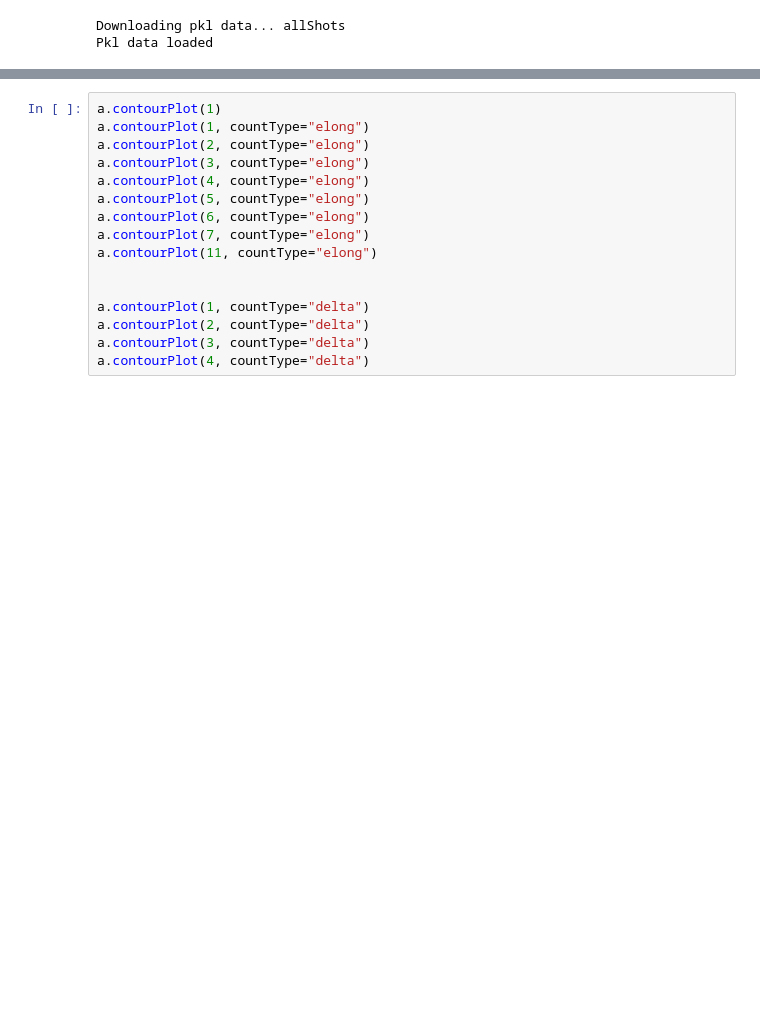
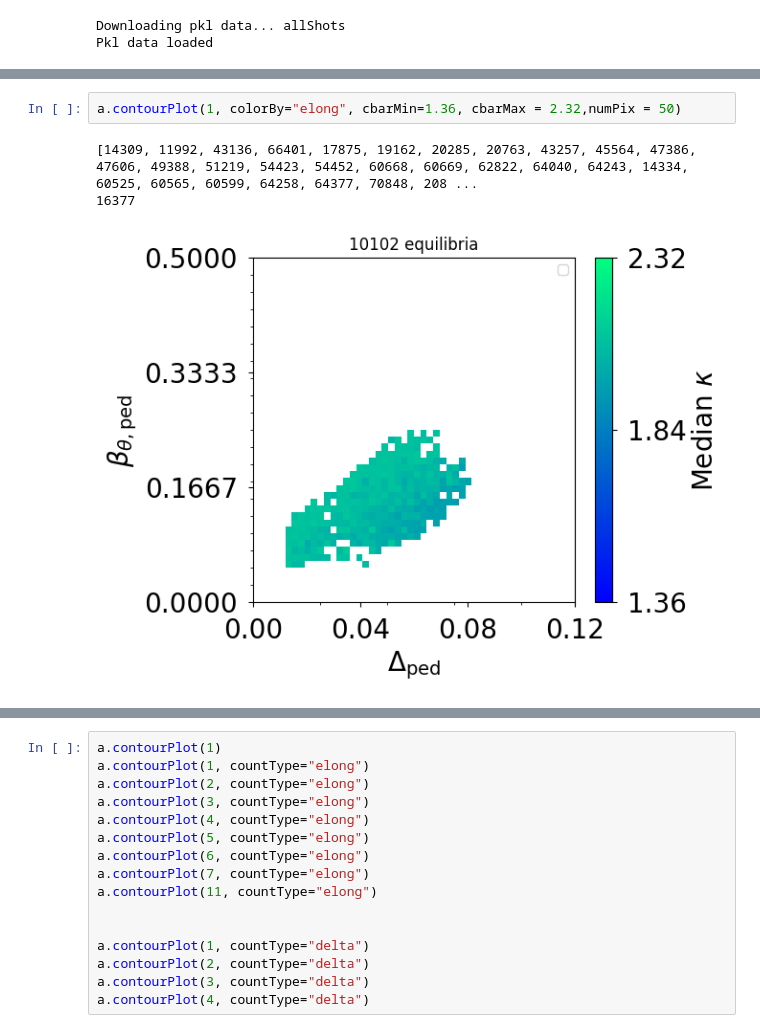
Before and after one commit to evrydayorsted/pedestal, a Jupyter notebook: main.ipynb, the cells around one changed output, grey strips where cells are left out. Drawn from its saved outputs; the diff is of its cells as text; blank space fills up the shorter version.

```diff
--- a/main.ipynb
+++ b/main.ipynb
@@ -19 +56,7 @@ a.contourPlot(3, colorBy="count", elmRange="early", numMin=0)
+# %%
+a.contourPlot(1, colorBy="elong", cbarMin=1.36, cbarMax = 2.32,numPix = 50)
+# %% [output]
+[14309, 11992, 43136, 66401, 17875, 19162, 20285, 20763, 43257, 45564, 47386, 47606, 49388, 51219, 54423, 54452, 60668, 60669, 62822, 64040, 64243, 14334, 60525, 60565, 60599, 64258, 64377, 70848, 208 ...
+16377
+[figure, added]
 # %%
```
Also changed, not shown: parts of 5 cells of this notebook, 6 other files.
